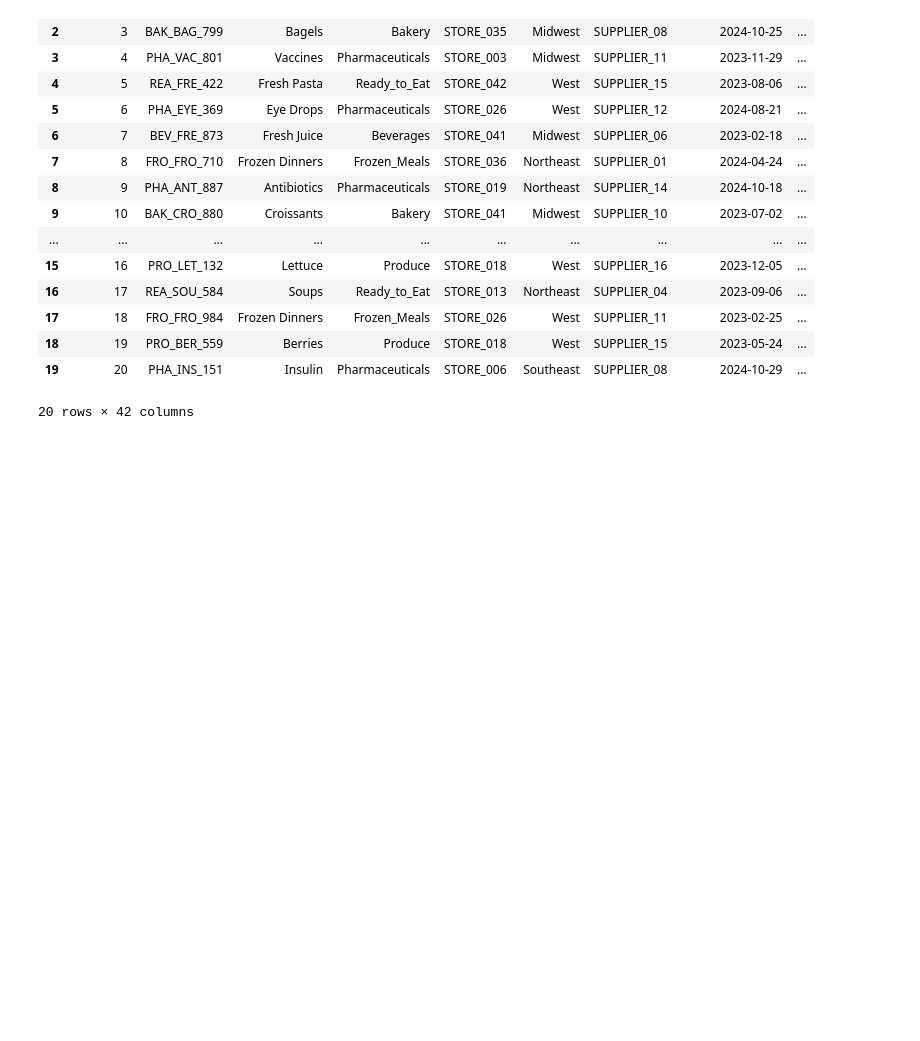
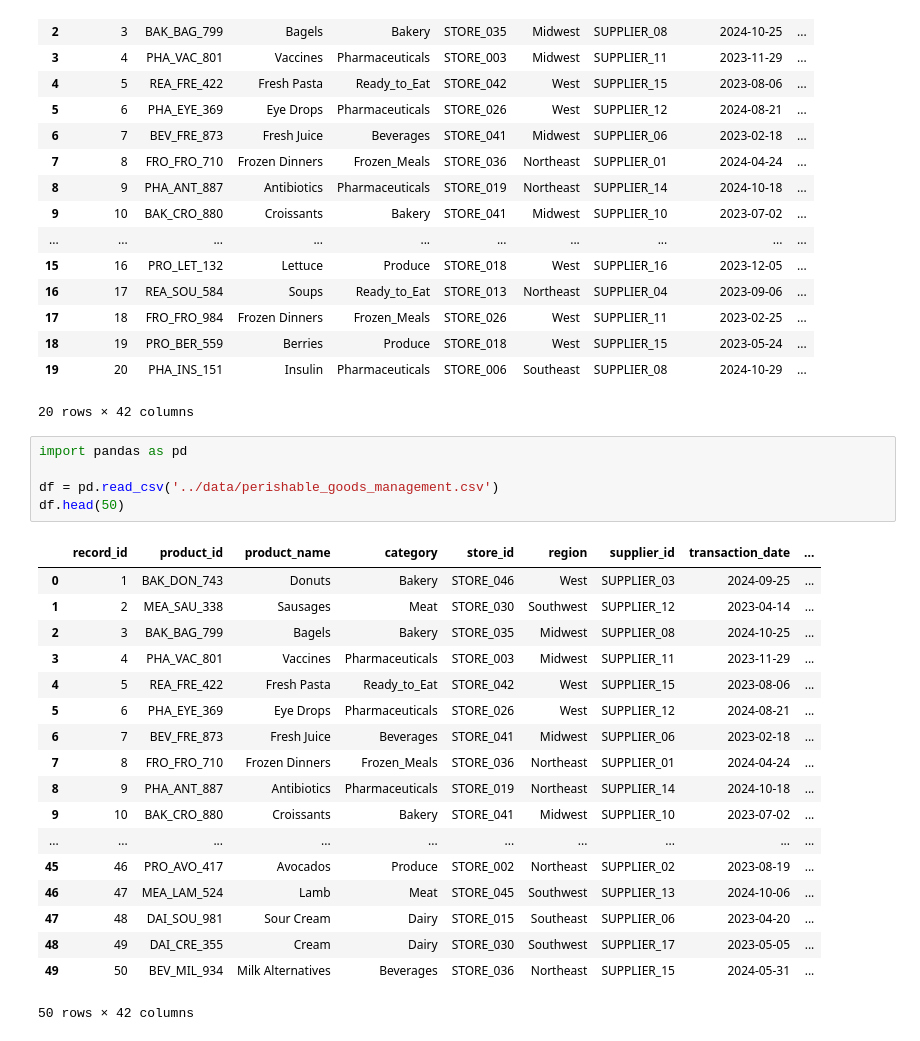
Before and after one commit to glogloria/SmartMarket, a Jupyter notebook: notebooks/exploration.ipynb, the cells around one changed output. Drawn from its saved outputs; the diff is of its cells as text; blank space fills up the shorter version.

Commit message:
Outputted more data records

```diff
--- a/notebooks/exploration.ipynb
+++ b/notebooks/exploration.ipynb
@@ -30,3 +22,27 @@ df.head(20) # Output the first 20 records
 | 18 | 19 | PRO_BER_559 | Berries | Produce | STORE_018 | West | SUPPLIER_15 | 2023-05-24 | ... |
 | 19 | 20 | PHA_INS_151 | Insulin | Pharmaceuticals | STORE_006 | Southeast | SUPPLIER_08 | 2024-10-29 | ... |
 20 rows × 42 columns
+# %%
+import pandas as pd
+
+df = pd.read_csv('../data/perishable_goods_management.csv')
+df.head(50)
+# %% [output]
+|  | record_id | product_id | product_name | category | store_id | region | supplier_id | transaction_date | ... |
+| 0 | 1 | BAK_DON_743 | Donuts | Bakery | STORE_046 | West | SUPPLIER_03 | 2024-09-25 | ... |
+| 1 | 2 | MEA_SAU_338 | Sausages | Meat | STORE_030 | Southwest | SUPPLIER_12 | 2023-04-14 | ... |
+| 2 | 3 | BAK_BAG_799 | Bagels | Bakery | STORE_035 | Midwest | SUPPLIER_08 | 2024-10-25 | ... |
+| 3 | 4 | PHA_VAC_801 | Vaccines | Pharmaceuticals | STORE_003 | Midwest | SUPPLIER_11 | 2023-11-29 | ... |
+| 4 | 5 | REA_FRE_422 | Fresh Pasta | Ready_to_Eat | STORE_042 | West | SUPPLIER_15 | 2023-08-06 | ... |
+| 5 | 6 | PHA_EYE_369 | Eye Drops | Pharmaceuticals | STORE_026 | West | SUPPLIER_12 | 2024-08-21 | ... |
+| 6 | 7 | BEV_FRE_873 | Fresh Juice | Beverages | STORE_041 | Midwest | SUPPLIER_06 | 2023-02-18 | ... |
+| 7 | 8 | FRO_FRO_710 | Frozen Dinners | Frozen_Meals | STORE_036 | Northeast | SUPPLIER_01 | 2024-04-24 | ... |
+| 8 | 9 | PHA_ANT_887 | Antibiotics | Pharmaceuticals | STORE_019 | Northeast | SUPPLIER_14 | 2024-10-18 | ... |
+| 9 | 10 | BAK_CRO_880 | Croissants | Bakery | STORE_041 | Midwest | SUPPLIER_10 | 2023-07-02 | ... |
+| ... | ... | ... | ... | ... | ... | ... | ... | ... | ... |
+| 45 | 46 | PRO_AVO_417 | Avocados | Produce | STORE_002 | Northeast | SUPPLIER_02 | 2023-08-19 | ... |
+| 46 | 47 | MEA_LAM_524 | Lamb | Meat | STORE_045 | Southwest | SUPPLIER_13 | 2024-10-06 | ... |
+| 47 | 48 | DAI_SOU_981 | Sour Cream | Dairy | STORE_015 | Southeast | SUPPLIER_06 | 2023-04-20 | ... |
+| 48 | 49 | DAI_CRE_355 | Cream | Dairy | STORE_030 | Southwest | SUPPLIER_17 | 2023-05-05 | ... |
+| 49 | 50 | BEV_MIL_934 | Milk Alternatives | Beverages | STORE_036 | Northeast | SUPPLIER_15 | 2024-05-31 | ... |
+50 rows × 42 columns
```
Also changed, not shown: parts of 1 cell of this notebook.
